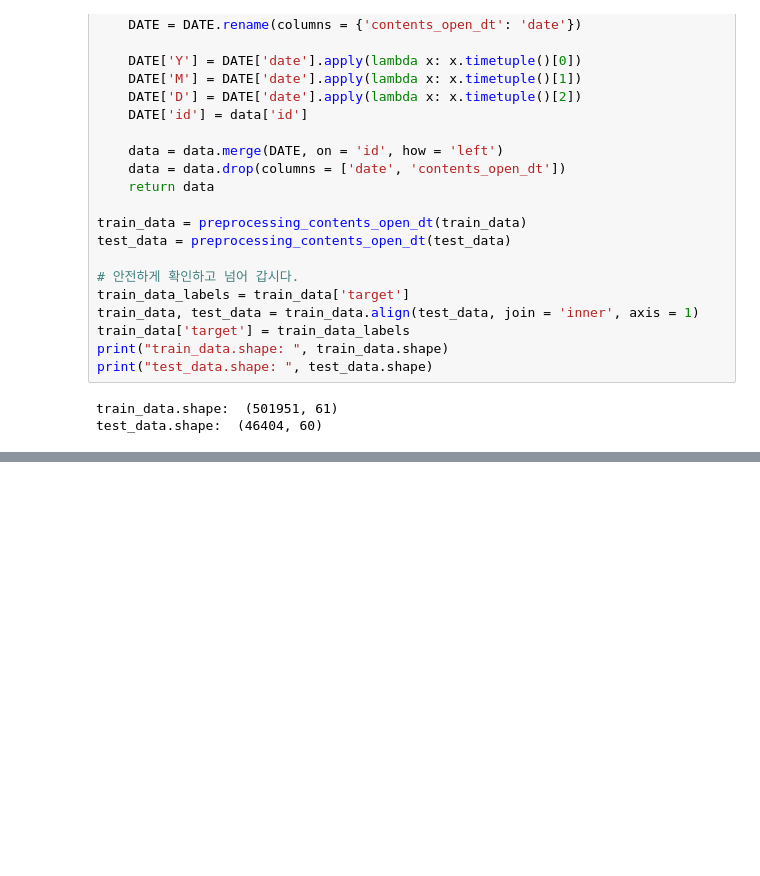
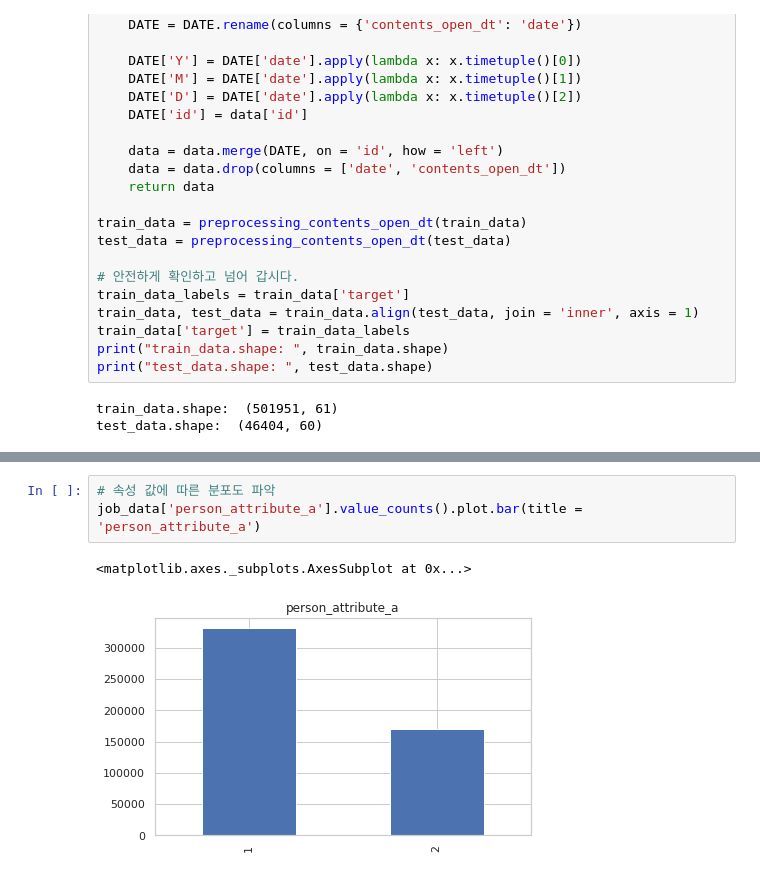
Before and after one commit to doo52oh/Dacon, a Jupyter notebook: 잡케어추천/잡케어추천알고리즘경진대회_EDA.ipynb, the cells around one changed output, grey strips where cells are left out. Cells and saved outputs as stored; diff of their text form; blank space fills up the shorter version.

```diff
--- a/잡케어추천/잡케어추천알고리즘경진대회_EDA.ipynb
+++ b/잡케어추천/잡케어추천알고리즘경진대회_EDA.ipynb
@@ -133,0 +294,6 @@ test_data.shape:  (46404, 60)
+# %%
+# 속성 값에 따른 분포도 파악
+job_data['person_attribute_a'].value_counts().plot.bar(title = 'person_attribute_a')
+# %% [output]
+<matplotlib.axes._subplots.AxesSubplot at 0x...>
+[figure, added]
```
Also changed, not shown: parts of 33 cells of this notebook.
